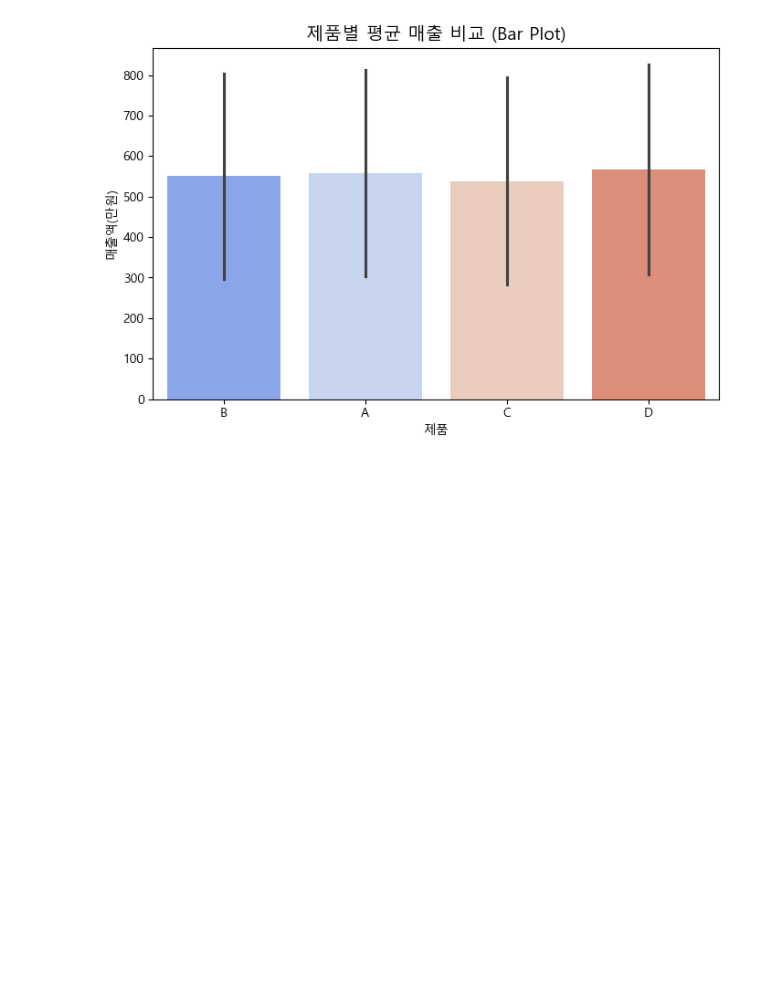
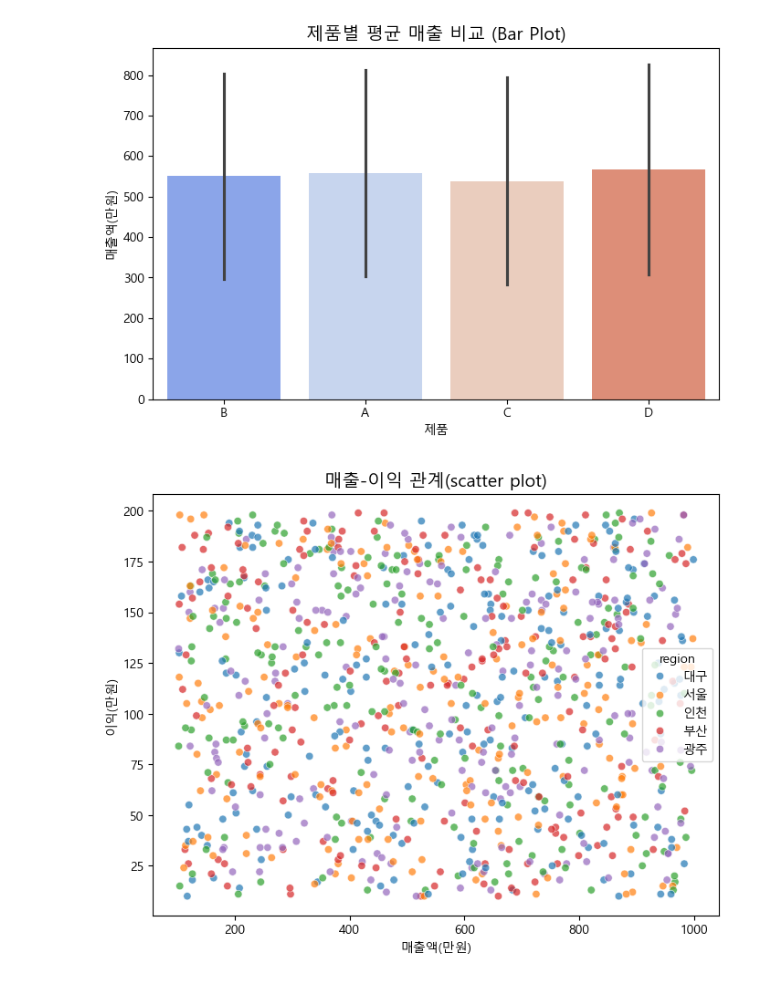
Before and after one commit to Jkeonshin/HUMAN_AI_2026, a Jupyter notebook: workspace/jupyter_notebook/EDA/4-01) python_visualiztion_실습.ipynb, the cells around one changed output. Saved outputs shown, nothing was run; the diff lists cells and outputs as text; code cells hidden in the pictures; blank space fills up the shorter version.

```diff
--- a/workspace/jupyter_notebook/EDA/4-01) python_visualiztion_실습.ipynb
+++ b/workspace/jupyter_notebook/EDA/4-01) python_visualiztion_실습.ipynb
@@ -154,3 +154,14 @@ Passing `palette` without assigning `hue` is deprecated and will be removed in v
 
   sns.barplot(x='product', y='sales', data=df, estimator=np.mean, errorbar='sd', palette='coolwarm')
 [figure]
+# %%
+# 매출액(sales)과 이익(profit)의 상관관계 -> 두 연속형 변수 간의 관계 시각화
+plt.figure(figsize=(8,6))
+sns.scatterplot(data=df, x='sales', y='profit', hue='region', alpha=0.7) # hue는 지역별로 구분을 위해 색깔을 분기치라는 의미
+
+plt.title('매출-이익 관계(scatter plot)', fontsize=14)
+plt.xlabel('매출액(만원)')
+plt.ylabel('이익(만원)')
+plt.show()
+# %% [output]
+[figure, added]
```
Also changed, not shown: parts of 8 cells of this notebook, 3 other files.
